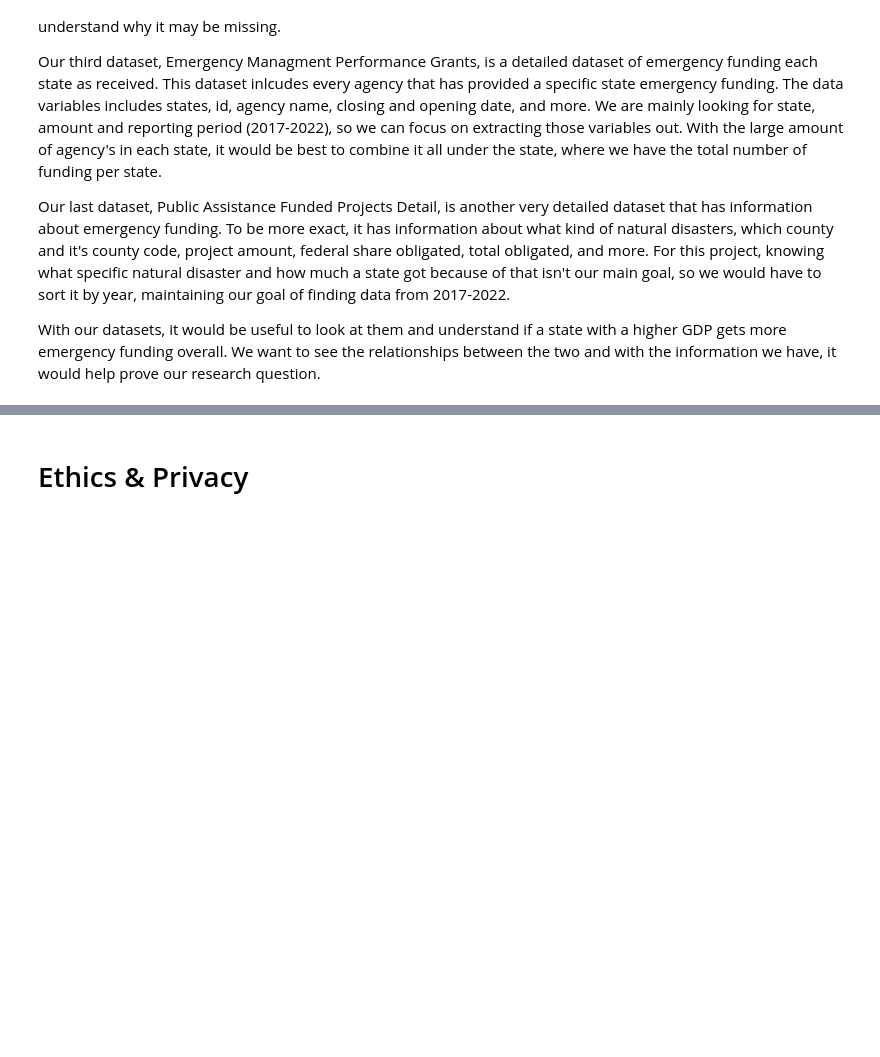
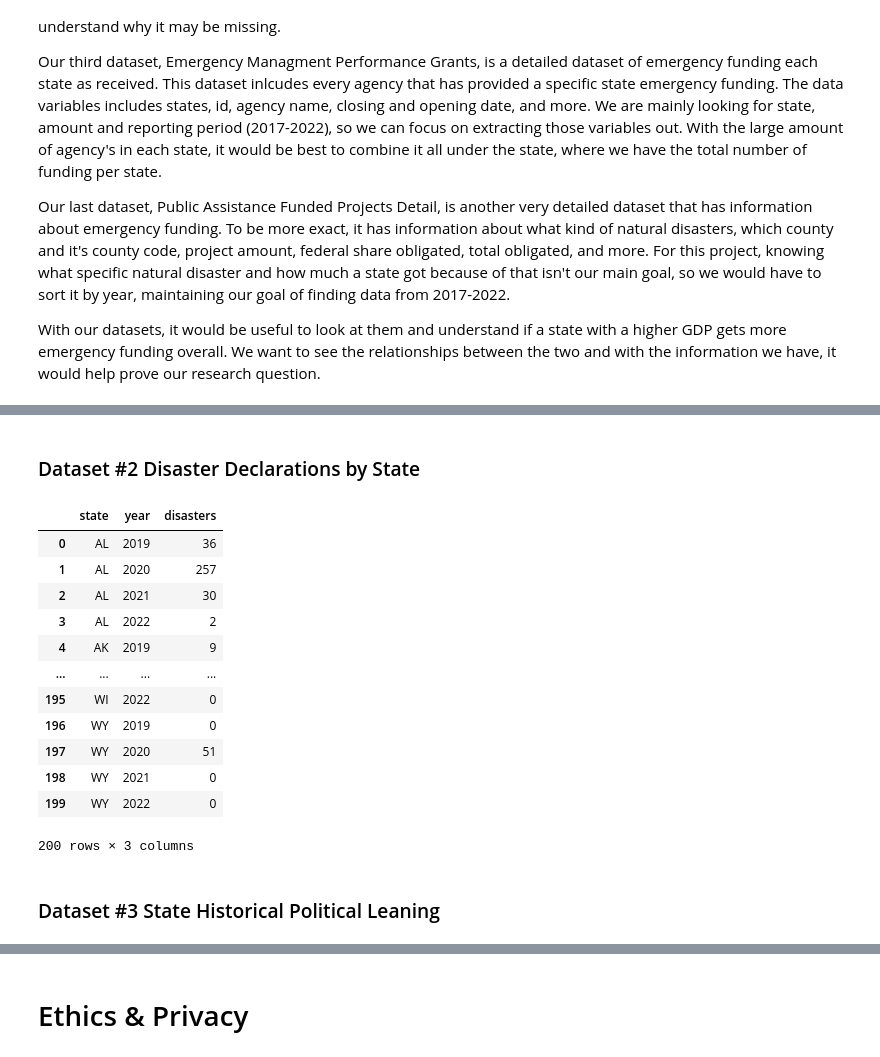
Before and after one commit to COGS108/Group054_WI24, a Jupyter notebook: DataCheckpoint_Group054_WI24.ipynb, the cells around one changed output, grey strips where cells are left out. Drawn from its saved outputs; the diff is of its cells as text; code cells hidden in the pictures; blank space fills up the shorter version.

```diff
--- a/DataCheckpoint_Group054_WI24.ipynb
+++ b/DataCheckpoint_Group054_WI24.ipynb
@@ -68,0 +150,50 @@ With our datasets, it would be useful to look at them and understand if a state
+# %% [markdown]
+### Dataset #2 Disaster Declarations by State
+# %%
+url2 = 'Data/DisasterDeclarationsSummaries.csv'
+df2= pd.read_csv(url2)
+
+df2 = df2.query('2023 > fyDeclared >= 2019 ') # make sure to include equals so 2017 included
+df2.sort_values(by = 'fyDeclared', ascending = True) # set to true so make sure have correct info
+df2 = df2.groupby(by = ['state', 'fyDeclared']).size().reset_index(name= 'disasters') # use size for num of disasters instead of sum & give column name
+df2 = df2.rename(columns={'fyDeclared': 'year'})
+valid_states = ['AL', 'AK', 'AZ', 'AR', 'CA', 'CO', 'CT', 'DE', 'FL', 'GA',
+                'HI', 'ID', 'IL', 'IN', 'IA', 'KS', 'KY', 'LA', 'ME', 'MD',
+                'MA', 'MI', 'MN', 'MS', 'MO', 'MT', 'NE', 'NV', 'NH', 'NJ',
+                'NM', 'NY', 'NC', 'ND', 'OH', 'OK', 'OR', 'PA', 'RI', 'SC',
+                'SD', 'TN', 'TX', 'UT', 'VT', 'VA', 'WA', 'WV', 'WI', 'WY']
+
+# Filter the DataFrame to only include rows where the state code is in the list of valid states
+df2 = df2[df2['state'].isin(valid_states)]
+df2
+
+# states didnt have disasters every year so we need to create columns with 0 for years no disasters were declared
+import itertools
+
+years = [2019, 2020, 2021, 2022]
+combinations = list(itertools.product(valid_states, years)) # Use itertools.product to get all combinations of states and years -- this works like a double sum where the valid states is fixed and its looking at all the states to match
+combinations
+df2_combinations = pd.DataFrame(combinations, columns=['state', 'year'])
+df2_combinations
+df2_merged = pd.merge(df2_combinations, df2, on = ['state', 'year'], how = 'left')# how on left so that df2_combinations has all rows saved and df2 added -- state and year pairs will get na values
+df2_merged['disasters'].fillna(0, inplace= True) #in place so a new data frame is not created and old one is kept
+df2_merged['disasters'] = df2_merged['disasters'].astype(int) # astype converts to a integer
+disasters =  df2_merged #naming to something we will remember
+disasters['year'] = disasters['year'].astype(int) # change to integers
+disasters
+# %% [output]
+|  | state | year | disasters |
+| 0 | AL | 2019 | 36 |
+| 1 | AL | 2020 | 257 |
+| 2 | AL | 2021 | 30 |
+| 3 | AL | 2022 | 2 |
+| 4 | AK | 2019 | 9 |
+| ... | ... | ... | ... |
+| 195 | WI | 2022 | 0 |
+| 196 | WY | 2019 | 0 |
+| 197 | WY | 2020 | 51 |
+| 198 | WY | 2021 | 0 |
+| 199 | WY | 2022 | 0 |
+200 rows × 3 columns
+# %% [markdown]
+### Dataset #3 State Historical Political Leaning
```
Also changed, not shown: parts of 13 cells of this notebook.
